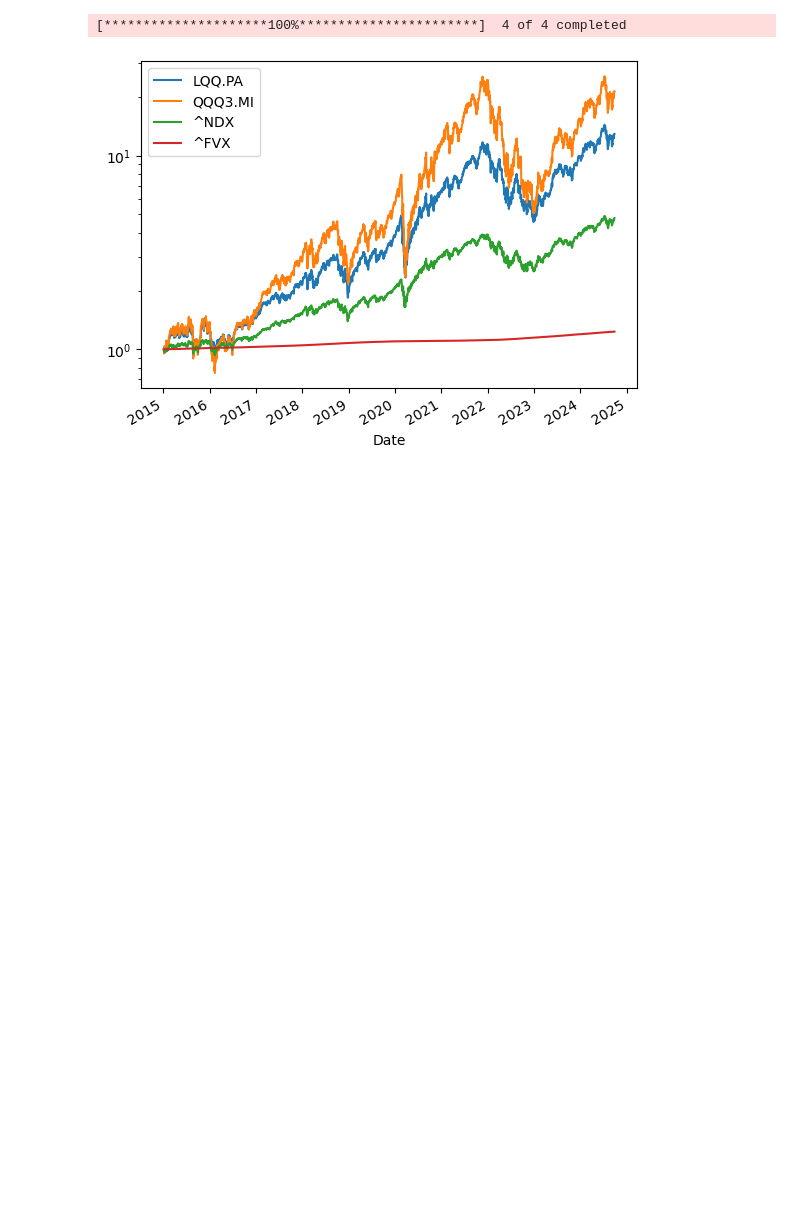
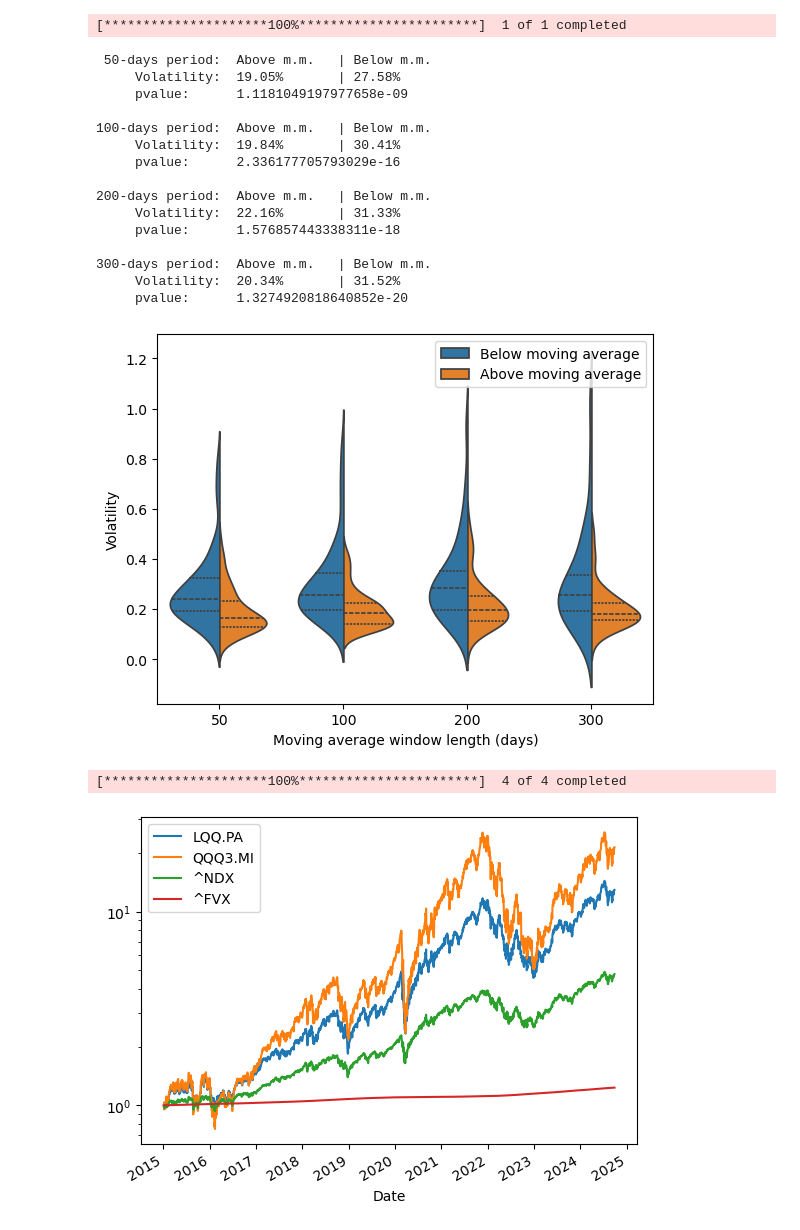
Before and after one commit to AlexLu94/MyFinancePortfolio, a Jupyter notebook: Leveraged_Portfolio_Analysis.ipynb, the cells around one changed output. Cells and saved outputs as stored; diff of their text form; code cells hidden in the pictures; blank space fills up the shorter version.

```diff
--- a/Leveraged_Portfolio_Analysis.ipynb
+++ b/Leveraged_Portfolio_Analysis.ipynb
@@ -63,34 +64,54 @@ for w in window_lengths:
     volatilities_below = []
 
     for period in periods_above:
         if len(period)<6:
             # Skip short periods
             continue
         volatility  = data['Pct Change'].iloc[period].std() * (trading_days_in_year**0.5)
         results = results._append({'window': w, 'above': True, 'volatility': volatility, 'length': len(period)}, ignore_index=True)
         volatilities_above.append(volatility)
     for period in periods_below:
         if len(period)<6:
             # Skip short periods
             continue
         volatility  = data['Pct Change'].iloc[period].std() * (trading_days_in_year**0.5)
         results = results._append({'window': w, 'above': False, 'volatility': volatility, 'length': len(period)}, ignore_index=True)
         volatilities_below.append(volatility)
+    Utest = scipy.stats.mannwhitneyu(results[results['above']==False]['volatility'], results[results['above']==True]['volatility'], alternative='greater')
     print(f"{w:>3}-days period:  Above m.m.   | Below m.m.")
     print(f"     Volatility:  {100*np.mean(volatilities_above):.2f}%       | {100*np.mean(volatilities_below):.2f}%")
+    print(f"     pvalue:      {Utest.pvalue}")
     print(" ")
 
 p = sns.violinplot(data=results, x="window", y="volatility", hue="above",split=True, inner="quart")
 # Get the current legend handles and labels
 handles, labels = p.get_legend_handles_labels()
 # Set new labels for the existing legend entries
 p.legend(handles=handles, title="", labels=['Below moving average', 'Above moving average'])
 
 
 plt.xlabel("Moving average window length (days)")
 plt.ylabel("Volatility")
-plt.savefig('leveraged_portfolio_analysis_volatility_comparison.png')
+#plt.savefig('leveraged_portfolio_analysis_volatility_comparison.png')
 plt.show()
+# %% [output]
+[*********************100%***********************]  1 of 1 completed
+ 50-days period:  Above m.m.   | Below m.m.
+     Volatility:  19.05%       | 27.58%
+     pvalue:      1.1181049197977658e-09
+
+100-days period:  Above m.m.   | Below m.m.
+     Volatility:  19.84%       | 30.41%
+     pvalue:      2.336177705793029e-16
+
+200-days period:  Above m.m.   | Below m.m.
+     Volatility:  22.16%       | 31.33%
+     pvalue:      1.576857443338311e-18
+
+300-days period:  Above m.m.   | Below m.m.
+     Volatility:  20.34%       | 31.52%
+     pvalue:      1.3274920818640852e-20
+[figure, added]
 # %%
 
 
```
Also changed, not shown: parts of 8 cells of this notebook.
